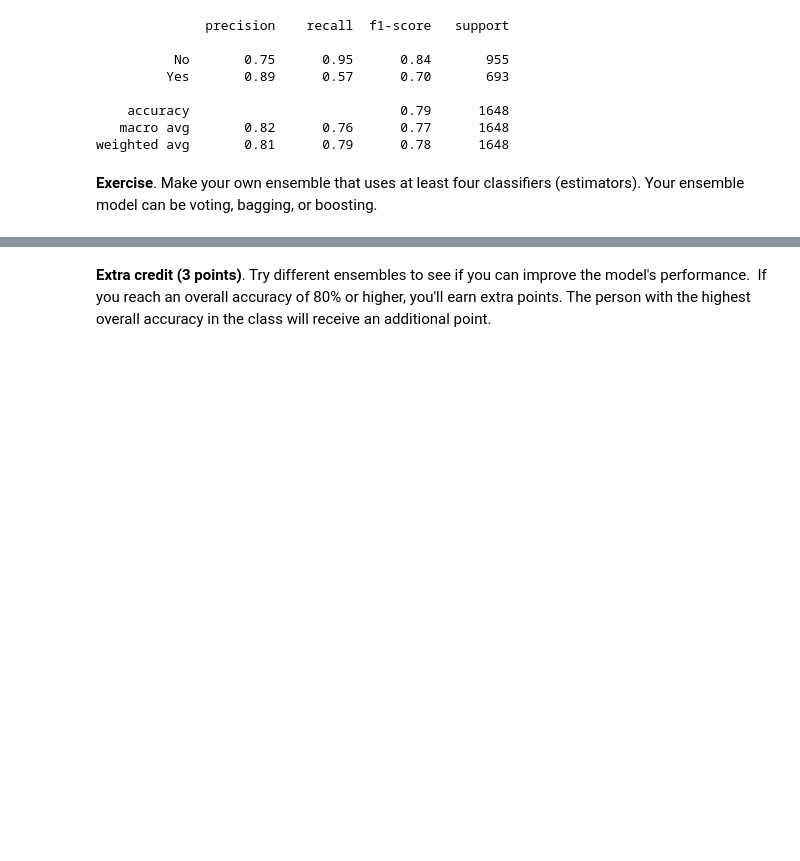
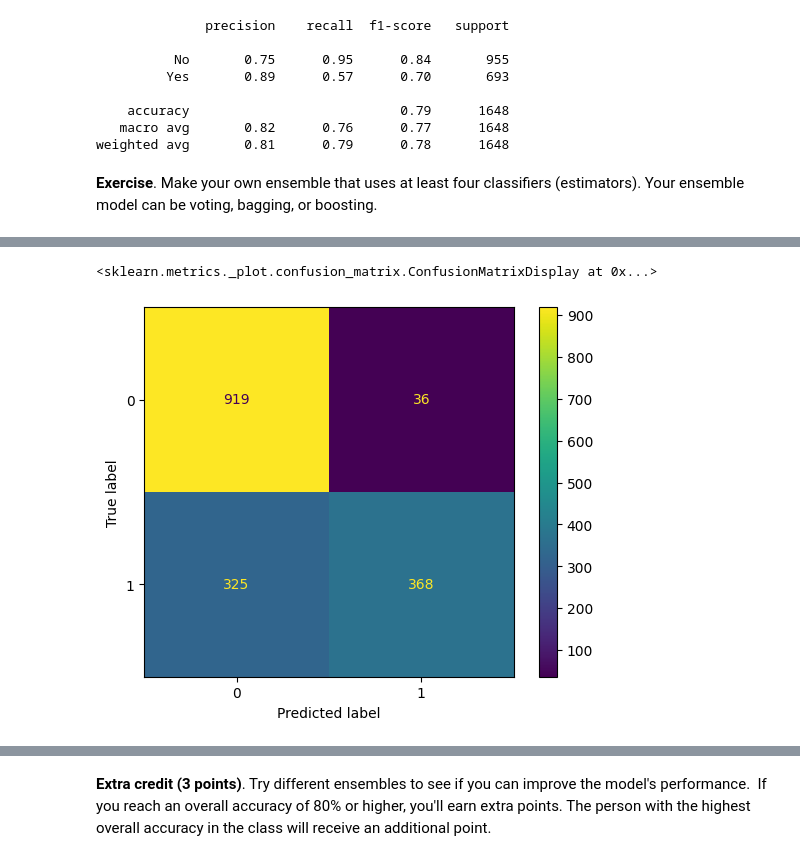
Before and after one commit to dallascaley/Business-Intelligence, a Jupyter notebook: Colab Notebooks/IS470_lab11.ipynb, the cells around one changed output, grey strips where cells are left out. Cells and saved outputs as stored; diff of their text form; code cells hidden in the pictures; blank space fills up the shorter version.

```diff
--- a/Colab Notebooks/IS470_lab11.ipynb
+++ b/Colab Notebooks/IS470_lab11.ipynb
@@ -348,3 +348,21 @@ print(classification_report(target_test, prediction_on_test))
 weighted avg       0.81      0.79      0.78      1648
 # %% [markdown]
 **Exercise**. Make your own ensemble that uses at least four classifiers (estimators). Your ensemble model can be voting, bagging, or boosting.
+# %%
+# Import MLP Classifier
+from sklearn.neural_network import MLPClassifier
+
+# Create four learners
+estimators = []
+learner_1 = DecisionTreeClassifier(criterion = "entropy", random_state = 1, max_depth = 4)
+estimators.append(("Decision_Tree", learner_1))
+learner_2 = SVC(C=2)
+estimators.append(("SVM1", learner_2))
+learner_3 = SVC(C=4)
+estimators.append(("SVM2", learner_3))
+learner_4 = MLPClassifier(hidden_layer_sizes=(16,8), max_iter=10000, random_state=1)
+estimators.append(("MLP", learner_4))
+# %%
+# Create a voting model
+model_voting = VotingClassifier(estimators)
+model_voting.fit(predictors_train, target_train)
@@ -350,0 +378,10 @@ weighted avg       0.81      0.79      0.78      1648
+# %%
+# Make predictions on testing data
+prediction_on_test = model_voting.predict(predictors_test)
+# %%
+# Examine the evaluation results on testing data: confusion matrix
+cm = confusion_matrix(target_test, prediction_on_test)
+ConfusionMatrixDisplay(cm).plot()
+# %% [output]
+<sklearn.metrics._plot.confusion_matrix.ConfusionMatrixDisplay at 0x...>
+[figure, added]
```
Also changed, not shown: parts of 14 cells of this notebook, 1 other file.
